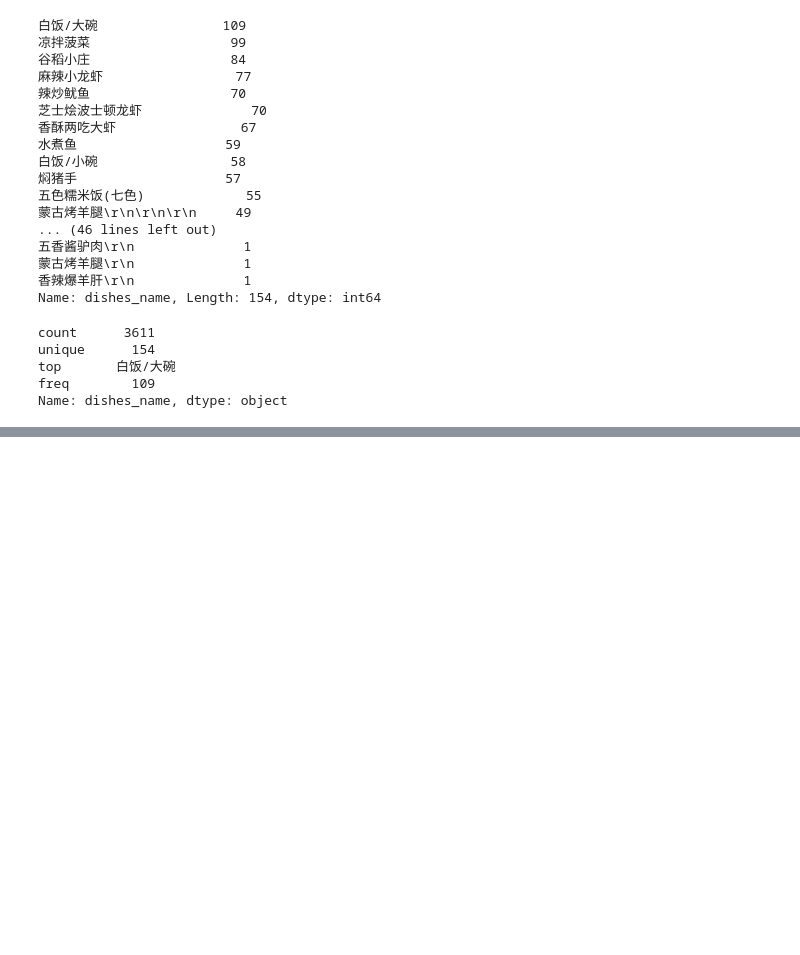
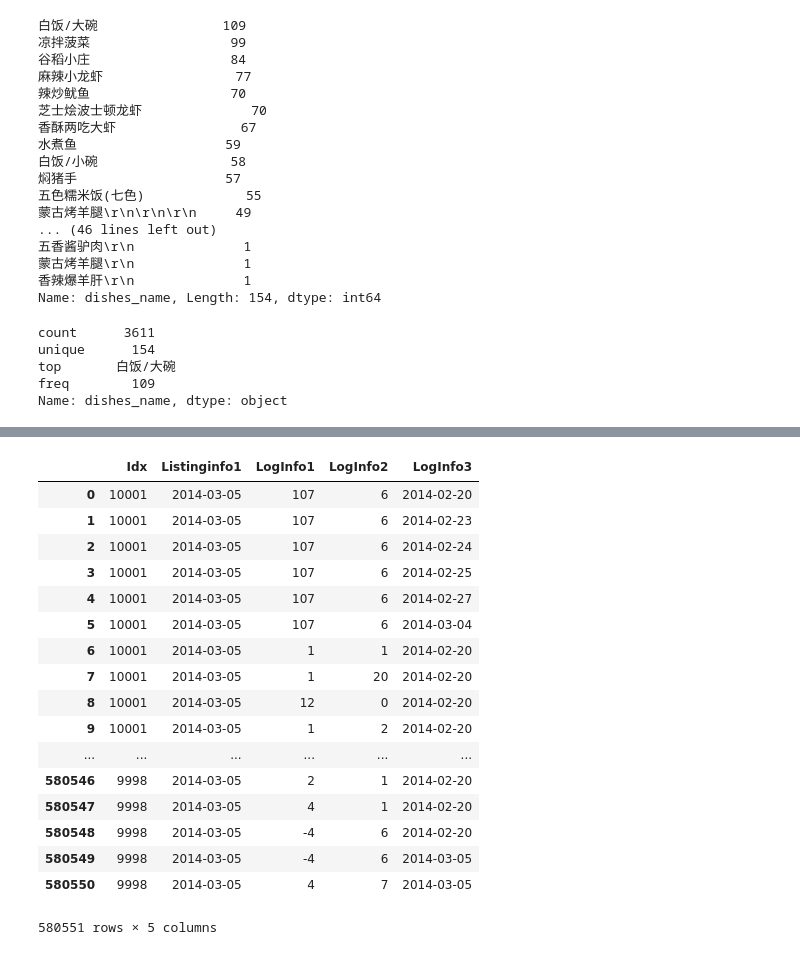
Before and after one commit to josonle/datas-processing, a Jupyter notebook: code/2018007夏/20180729_夏_数据分析.ipynb, the cells around one changed output, grey strips where cells are left out. Saved outputs shown, nothing was run; the diff lists cells and outputs as text; code cells hidden in the pictures; blank space fills up the shorter version.

```diff
--- a/code/2018007夏/20180729_夏_数据分析.ipynb
+++ b/code/2018007夏/20180729_夏_数据分析.ipynb
@@ -1251,0 +1736,4 @@ Name: dishes_name, dtype: object
+# %%
+df_loginInFo = pd.read_csv('../data/Training_LogInfo.csv',encoding='gbk')
+df_userUpdate = pd.read_csv('../data/Training_Userupdate.csv',encoding='gbk')
+df_loginInFo.head()
@@ -1251,0 +1747,21 @@ Name: dishes_name, dtype: object
+# %%
+df_loginInFo
+# %% [output]
+|  | Idx | Listinginfo1 | LogInfo1 | LogInfo2 | LogInfo3 |
+| 0 | 10001 | 2014-03-05 | 107 | 6 | 2014-02-20 |
+| 1 | 10001 | 2014-03-05 | 107 | 6 | 2014-02-23 |
+| 2 | 10001 | 2014-03-05 | 107 | 6 | 2014-02-24 |
+| 3 | 10001 | 2014-03-05 | 107 | 6 | 2014-02-25 |
+| 4 | 10001 | 2014-03-05 | 107 | 6 | 2014-02-27 |
+| 5 | 10001 | 2014-03-05 | 107 | 6 | 2014-03-04 |
+| 6 | 10001 | 2014-03-05 | 1 | 1 | 2014-02-20 |
+| 7 | 10001 | 2014-03-05 | 1 | 20 | 2014-02-20 |
+| 8 | 10001 | 2014-03-05 | 12 | 0 | 2014-02-20 |
+| 9 | 10001 | 2014-03-05 | 1 | 2 | 2014-02-20 |
+| ... | ... | ... | ... | ... | ... |
+| 580546 | 9998 | 2014-03-05 | 2 | 1 | 2014-02-20 |
+| 580547 | 9998 | 2014-03-05 | 4 | 1 | 2014-02-20 |
+| 580548 | 9998 | 2014-03-05 | -4 | 6 | 2014-02-20 |
+| 580549 | 9998 | 2014-03-05 | -4 | 6 | 2014-03-05 |
+| 580550 | 9998 | 2014-03-05 | 4 | 7 | 2014-03-05 |
+580551 rows × 5 columns
```
Also changed, not shown: parts of 95 cells of this notebook, 1 other file.
